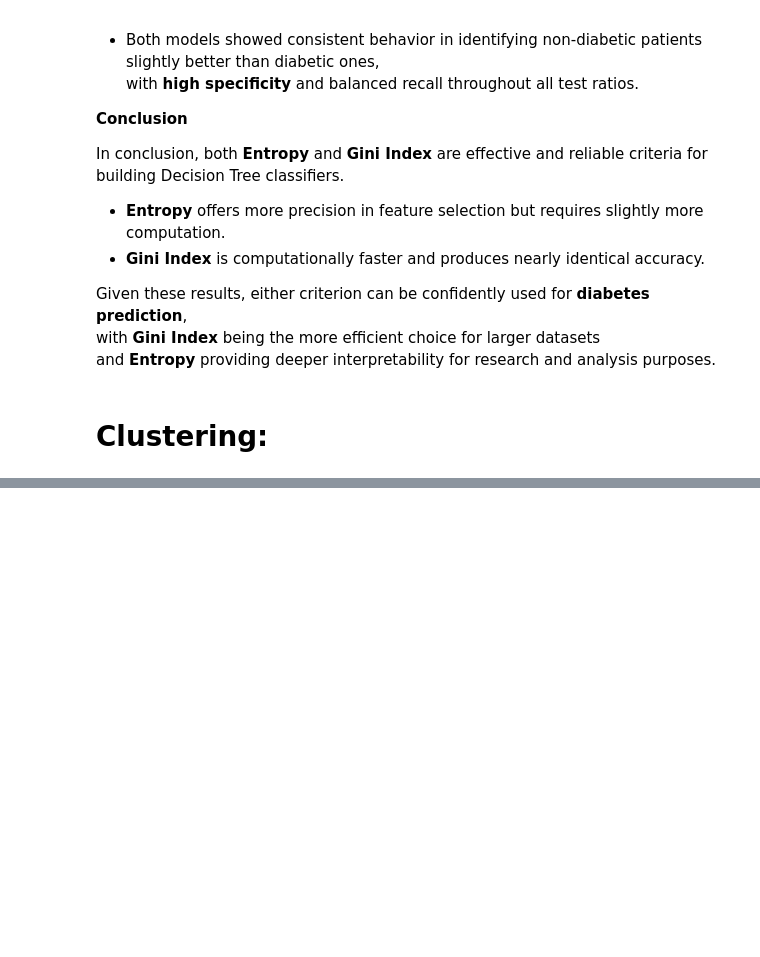
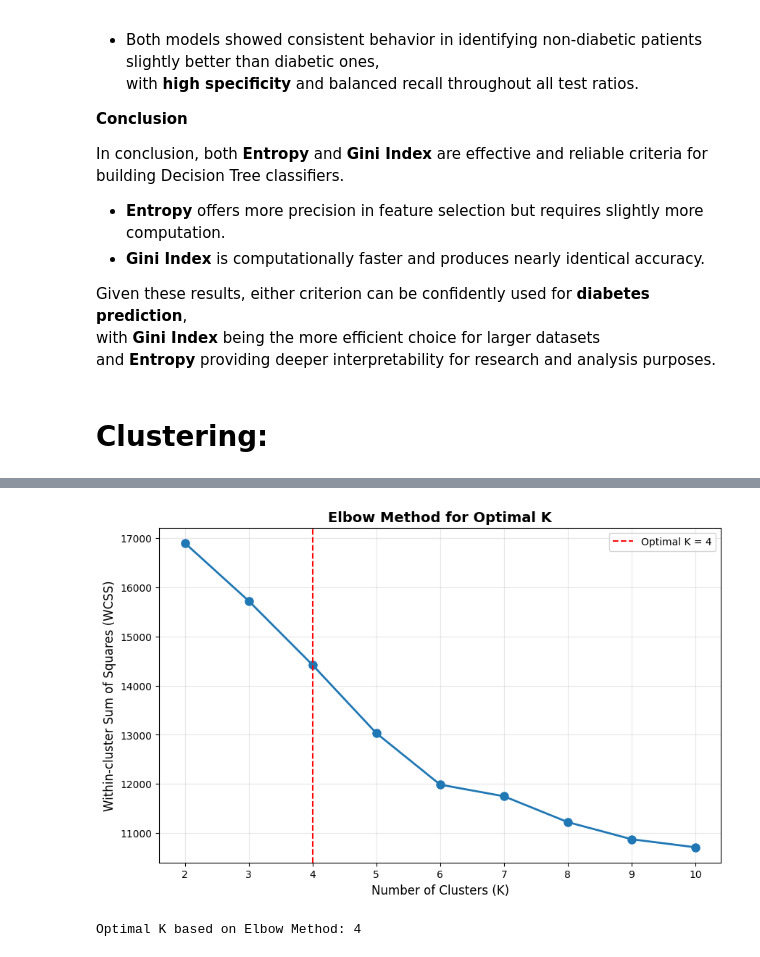
Before and after one commit to alanoudalsanad/Mining-project, a Jupyter notebook: Phase3Noura.ipynb, the cells around one changed output, grey strips where cells are left out. Cells and saved outputs as stored; diff of their text form; code cells hidden in the pictures; blank space fills up the shorter version.

```diff
--- a/Phase3Noura.ipynb
+++ b/Phase3Noura.ipynb
@@ -1106,0 +1193,19 @@ and **Entropy** providing deeper interpretability for research and analysis purp
+# %%
+# Plotting elbow method (WCSS vs K)
+plt.figure(figsize=(10, 6))
+plt.plot(k_values, wss_values, marker='o', linewidth=2, markersize=8)
+plt.title('Elbow Method for Optimal K', fontsize=14, fontweight='bold')
+plt.xlabel('Number of Clusters (K)', fontsize=12)
+plt.ylabel('Within-cluster Sum of Squares (WCSS)', fontsize=12)
+plt.grid(True, alpha=0.3)
+
+# Marking the chosen K
+optimal_k = 4
+plt.axvline(x=optimal_k, linestyle='--', color='red', label=f'Optimal K = {optimal_k}')
+plt.legend()
+plt.show()
+
+print(f"Optimal K based on Elbow Method: {optimal_k}")
+# %% [output]
+[figure, added]
+Optimal K based on Elbow Method: 4
```
Also changed, not shown: parts of 8 cells of this notebook.
